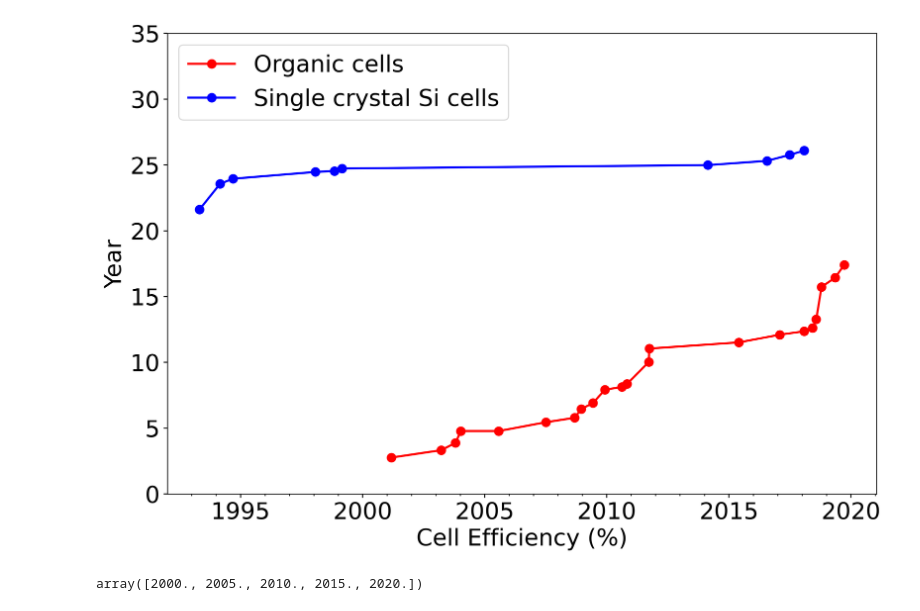
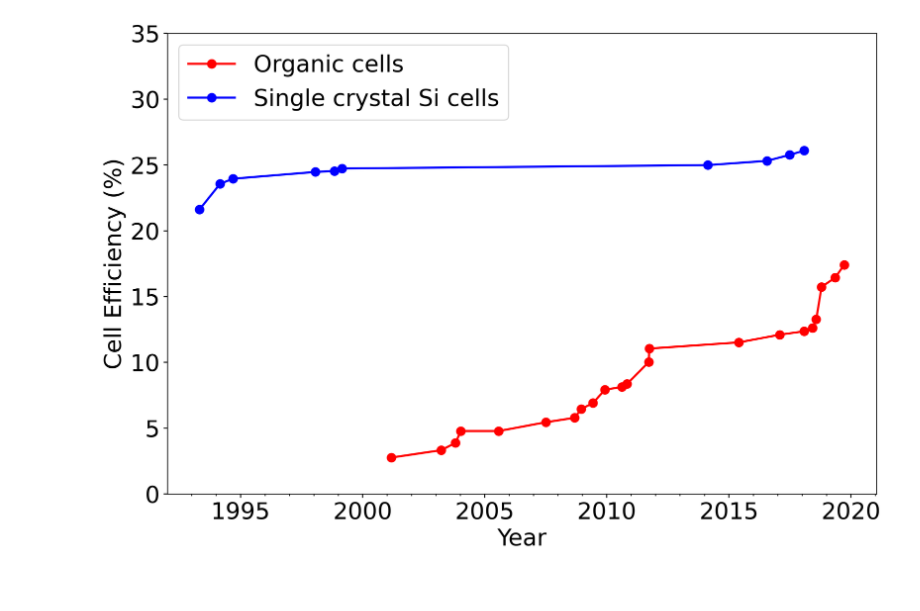
Before and after one commit to jennyfothergill/proposal-JF, a Jupyter notebook: graphs.ipynb, the cells around one changed output. Cells and saved outputs as stored; diff of their text form; code cells hidden in the pictures.

Commit message:
* add csv files for nrel fig
* oops x and y axis labels were swapped

* zoom in more on lj fig/increase font size

```diff
--- a/graphs.ipynb
+++ b/graphs.ipynb
@@ -21,3 +21,15 @@ RcParams({'_internal.classic_mode': False,
           'ytick.minor.visible': False,
           'ytick.minor.width': 0.6,
           'ytick.right': False})
+# %%
+plt.rcParams.update({
+    'font.size': 30,
+    'figure.figsize': [12, 8],
+    'figure.dpi': 300,
+    'xtick.major.width': 1,
+    'xtick.minor.width': 0.8,
+    'ytick.minor.width': 0,
+    'ytick.major.width': 1,
+    'lines.linewidth': 3,
+    'lines.markersize': 10,
+})
@@ -75,23 +87,19 @@ sicells = sicells[sicells[:,0].argsort()]
 # %%
 fig, ax = plt.subplots()
 
 ax.plot(opvs[:,0], opvs[:,1], "-ro", label="Organic cells")
 
 ax.plot(sicells[:,0], sicells[:,1], "-bo", label="Single crystal Si cells")
 
 
-ax.set_xlabel("Cell Efficiency (%)")
-ax.set_ylabel("Year")
+ax.set_ylabel("Cell Efficiency (%)")
+ax.set_xlabel("Year")
 
 ax.set_xticks(np.linspace(1995,2020,6))
 ax.minorticks_on()
 ax.set_ylim(0,35)
 ax.legend(loc="upper left")
 
-fig.savefig('nrel2020.pdf', bbox_inches='tight')
+fig.savefig('NREL2020.pdf', bbox_inches='tight')
 # %% [output]
-[figure, old version]
+[figure, new version]
-# %%
-np.linspace(2000,2020,5)
-# %% [output]
-array([2000., 2005., 2010., 2015., 2020.])
```
Also changed, not shown: parts of 5 cells of this notebook, 4 other files.
